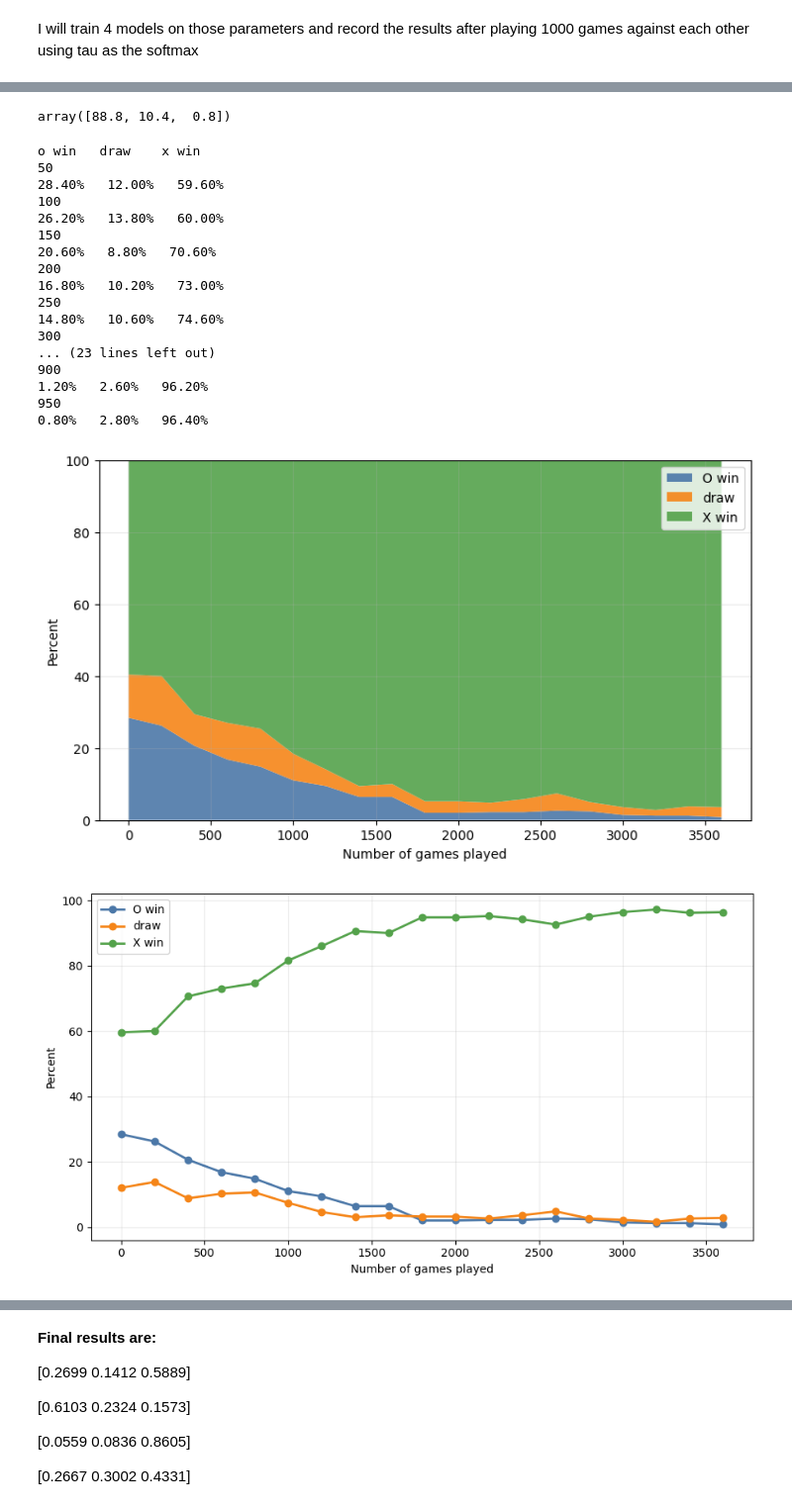
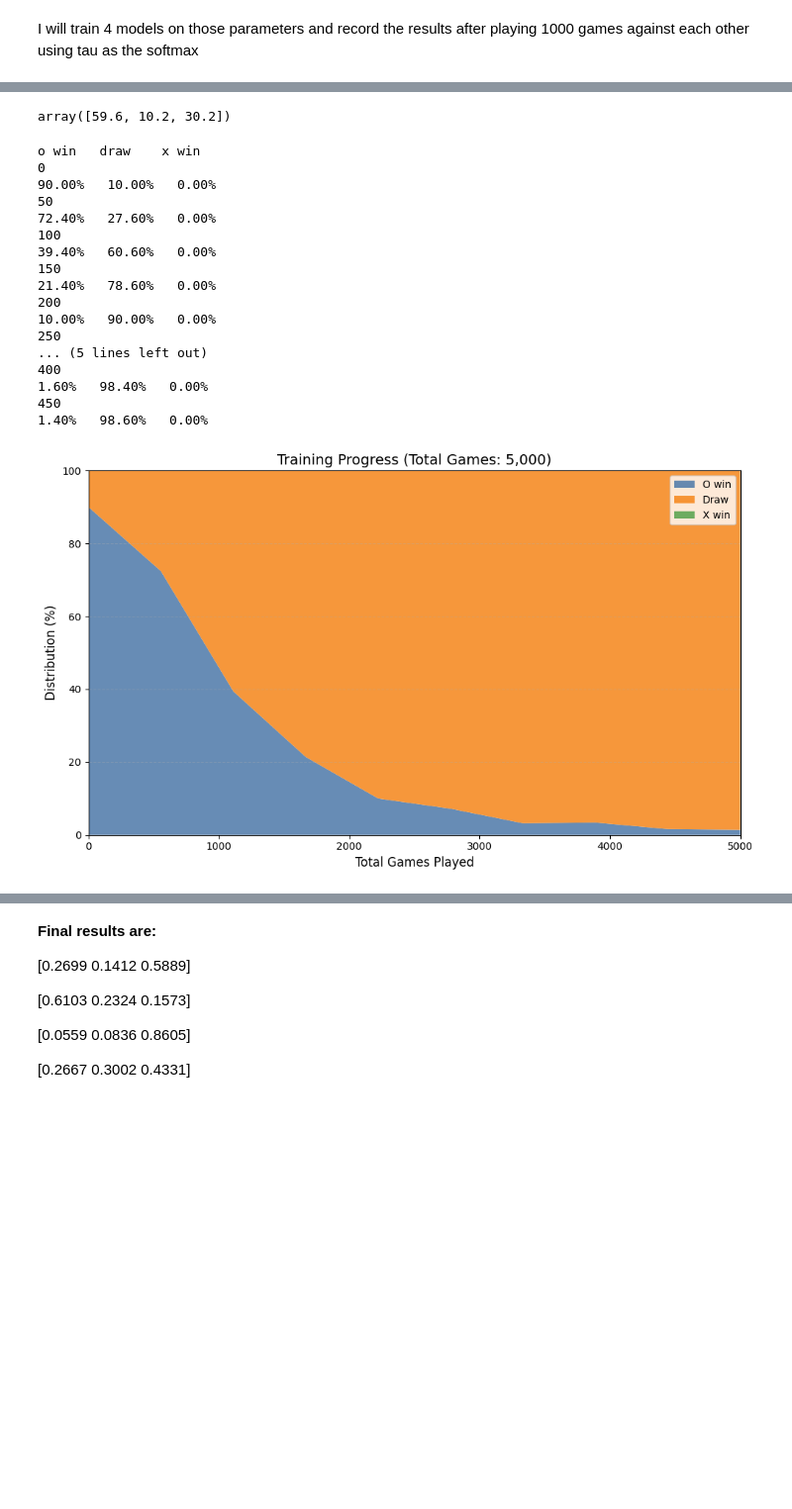
Before and after one commit to peterladur/Reinforcement-Learning-Research-Project, a Jupyter notebook: Part 1: Tic Tac Toe/results_and_analysis.ipynb, the cells around one changed output, grey strips where cells are left out. Shown at 99% size. Saved outputs shown, nothing was run; the diff lists cells and outputs as text; code cells hidden in the pictures; blank space fills up the shorter version.

```diff
--- a/Part 1: Tic Tac Toe/results_and_analysis.ipynb
+++ b/Part 1: Tic Tac Toe/results_and_analysis.ipynb
@@ -13,7 +13,7 @@ import os
 # %% [markdown]
 Assuming alpha = 0.1 and tau = e, lets record what happens in each of the 4 cases of training (optimal, non optimal, x, o)
 # %%
-NUMBER_OF_BATCHES = 1000
+NUMBER_OF_BATCHES = 500
 BATCH_SIZE = 10
 NUMBER_OF_GAMES = NUMBER_OF_BATCHES * BATCH_SIZE
 # %%
@@ -190,30 +190,29 @@ print(results[-1, :])
 # %%
 results[-1, :]/5
 # %% [output]
-array([88.8, 10.4,  0.8])
+array([59.6, 10.2, 30.2])
 # %%
 Q_Table_X_Random, results = qlb.perform_training('x', 'random', NUMBER_OF_BATCHES, BATCH_SIZE, True, alpha, tau)
-qlb.plot_triplet_ratios(results, BATCH_SIZE, NUMBER_OF_BATCHES)
+qlb.plot_training_results(results, BATCH_SIZE, NUMBER_OF_BATCHES)
 # %% [output]
 o win   draw    x win
+0
+90.00%   10.00%   0.00%
 50
-28.40%   12.00%   59.60%
+72.40%   27.60%   0.00%
 100
-26.20%   13.80%   60.00%
+39.40%   60.60%   0.00%
 150
-20.60%   8.80%   70.60%
+21.40%   78.60%   0.00%
 200
-16.80%   10.20%   73.00%
+10.00%   90.00%   0.00%
 250
-14.80%   10.60%   74.60%
-300
-... (23 lines left out)
-900
-1.20%   2.60%   96.20%
-950
-0.80%   2.80%   96.40%
+... (5 lines left out)
+400
+1.60%   98.40%   0.00%
+450
+1.40%   98.60%   0.00%
-[figure, old version]
+[figure, new version]
-[figure, removed]
 # %%
 
 number_of_games_in_the_match = 10000
```
Also changed, not shown: parts of 9 cells of this notebook, 2 other files.
